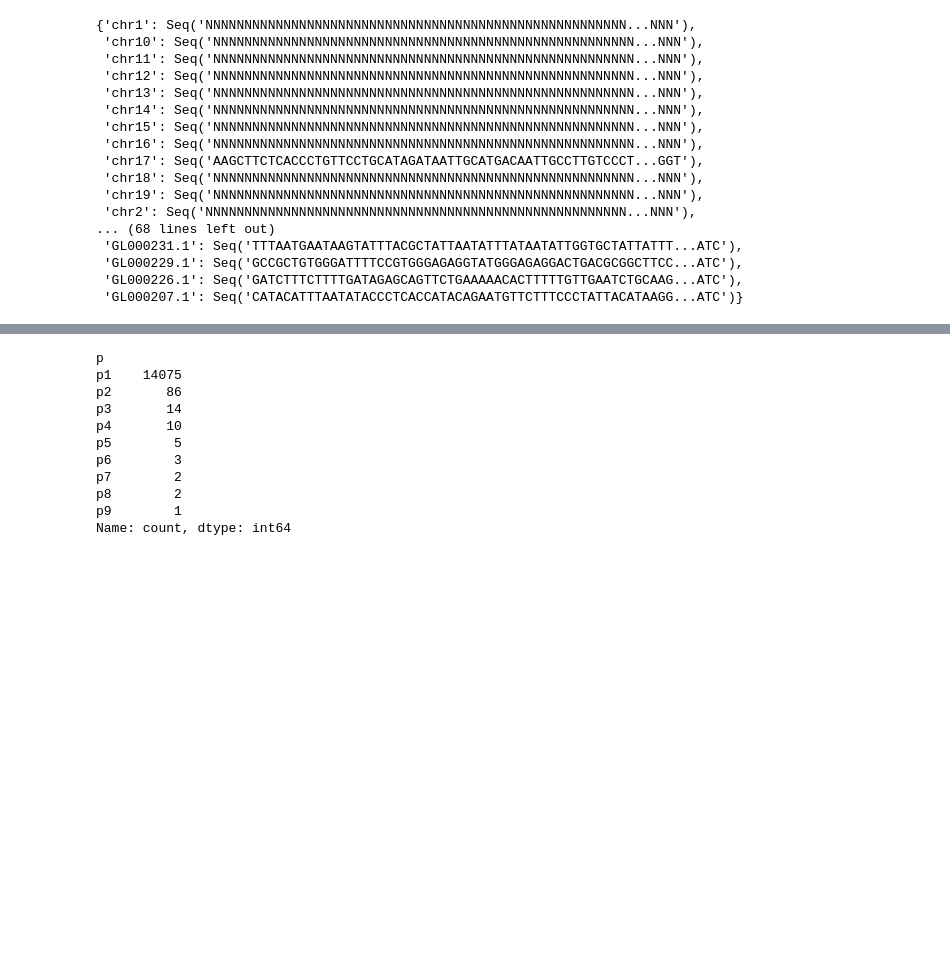
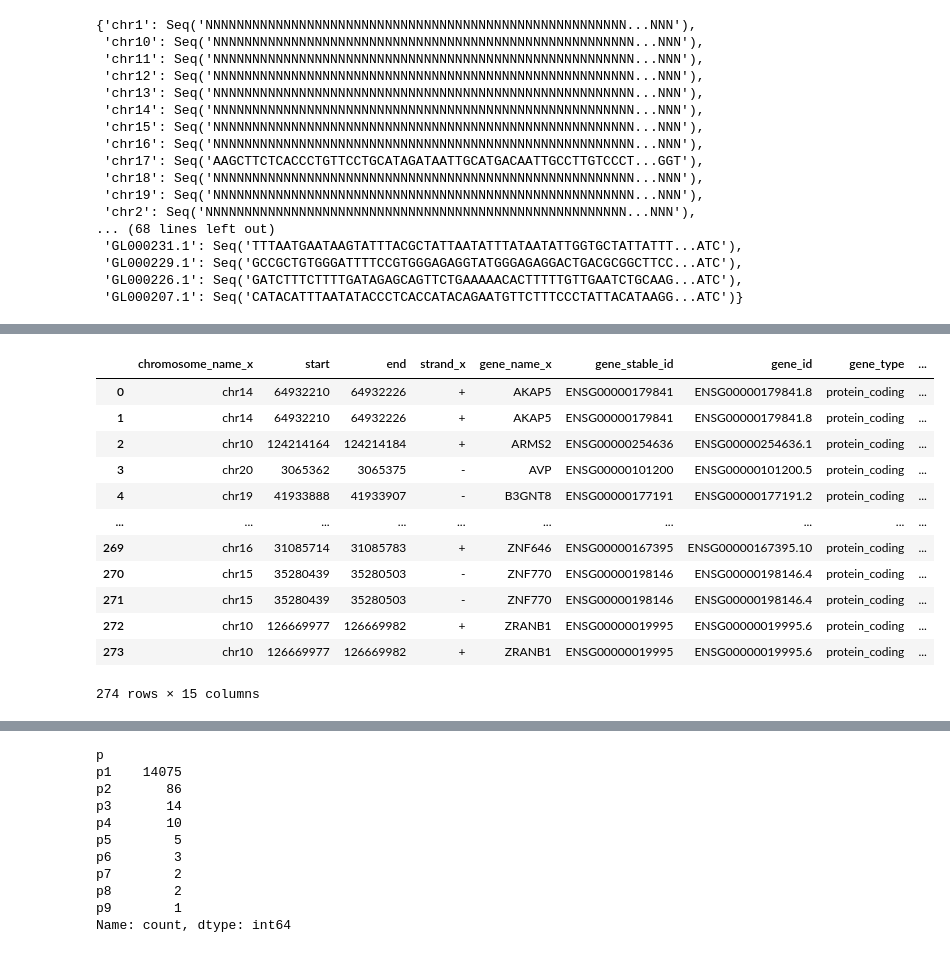
Before and after one commit to IloDan/GX_alBERTo, a Jupyter notebook: data_manipulation/manipulation_ric.ipynb, the cells around one changed output, grey strips where cells are left out. Saved outputs shown, nothing was run; the diff lists cells and outputs as text; code cells hidden in the pictures; blank space fills up the shorter version.

```diff
--- a/data_manipulation/manipulation_ric.ipynb
+++ b/data_manipulation/manipulation_ric.ipynb
@@ -89,0 +183,4 @@ df1
+# %%
+#modifica la colonna Strand assegnando - se e uguale a -1 e + se e uguale a 1
+meging['strand'] = meging['strand'].apply(lambda x: "-" if x == -1 else "+")
+meging
@@ -90,3 +201,20 @@ df1
+# %%
+merged = pd.merge(df2, meging, on="gene_id", how="inner")
+merged
+# %% [output]
+|  | chromosome_name_x | start | end | strand_x | gene_name_x | gene_stable_id | gene_id | gene_type | ... |
+| 0 | chr14 | 64932210 | 64932226 | + | AKAP5 | ENSG00000179841 | ENSG00000179841.8 | protein_coding | ... |
+| 1 | chr14 | 64932210 | 64932226 | + | AKAP5 | ENSG00000179841 | ENSG00000179841.8 | protein_coding | ... |
+| 2 | chr10 | 124214164 | 124214184 | + | ARMS2 | ENSG00000254636 | ENSG00000254636.1 | protein_coding | ... |
+| 3 | chr20 | 3065362 | 3065375 | - | AVP | ENSG00000101200 | ENSG00000101200.5 | protein_coding | ... |
+| 4 | chr19 | 41933888 | 41933907 | - | B3GNT8 | ENSG00000177191 | ENSG00000177191.2 | protein_coding | ... |
+| ... | ... | ... | ... | ... | ... | ... | ... | ... | ... |
+| 269 | chr16 | 31085714 | 31085783 | + | ZNF646 | ENSG00000167395 | ENSG00000167395.10 | protein_coding | ... |
+| 270 | chr15 | 35280439 | 35280503 | - | ZNF770 | ENSG00000198146 | ENSG00000198146.4 | protein_coding | ... |
+| 271 | chr15 | 35280439 | 35280503 | - | ZNF770 | ENSG00000198146 | ENSG00000198146.4 | protein_coding | ... |
+| 272 | chr10 | 126669977 | 126669982 | + | ZRANB1 | ENSG00000019995 | ENSG00000019995.6 | protein_coding | ... |
+| 273 | chr10 | 126669977 | 126669982 | + | ZRANB1 | ENSG00000019995 | ENSG00000019995.6 | protein_coding | ... |
+274 rows × 15 columns
 # %%
 patient=pd.read_csv("..\\dataset\\Dataset_median.csv", sep=",")
 #merge su gene_id
```
Also changed, not shown: parts of 11 cells of this notebook, 6 other files.
